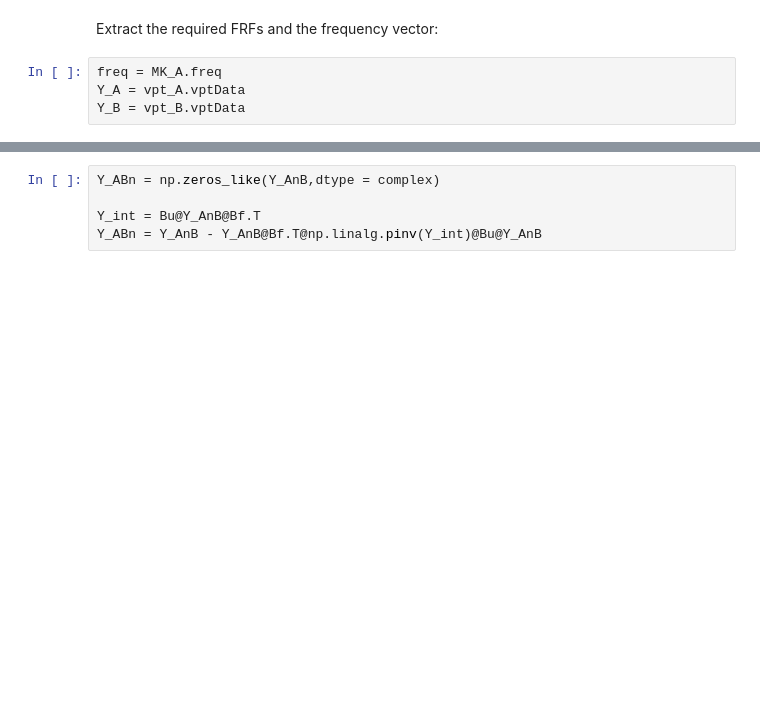
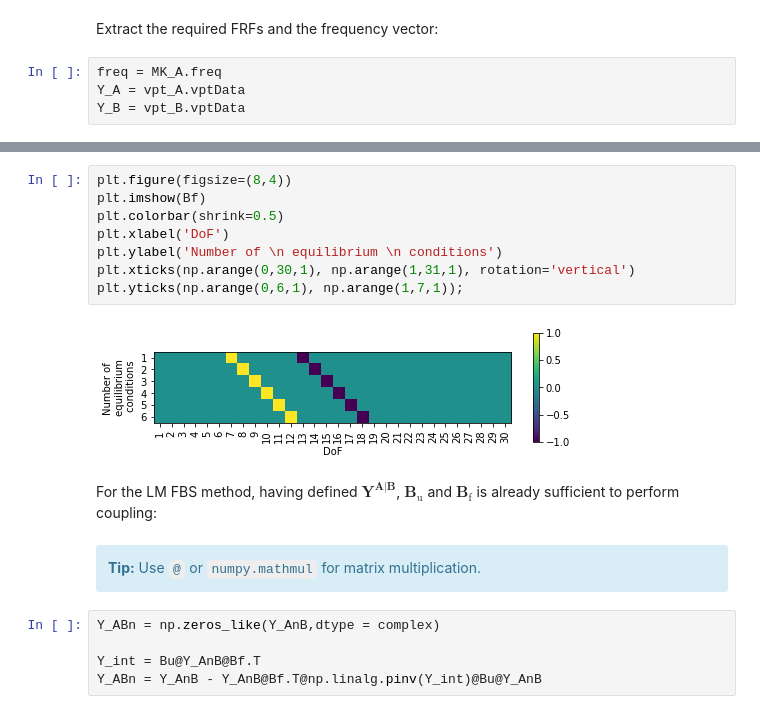
Before and after one commit to yannikmadeheim-del/pyFBS-nonlinear, a Jupyter notebook: examples/07_FBS_coupling.ipynb, the cells around one changed output, grey strips where cells are left out. Cells and saved outputs as stored; diff of their text form; blank space fills up the shorter version.

```diff
--- a/examples/07_FBS_coupling.ipynb
+++ b/examples/07_FBS_coupling.ipynb
@@ -165,3 +196,20 @@ Apply the LM-FBS algorithm based on the defined compatibility and equilibrium co
+# %%
+plt.figure(figsize=(8,4))
+plt.imshow(Bf)
+plt.colorbar(shrink=0.5)
+plt.xlabel('DoF')
+plt.ylabel('Number of \n equilibrium \n conditions')
+plt.xticks(np.arange(0,30,1), np.arange(1,31,1), rotation='vertical')
+plt.yticks(np.arange(0,6,1), np.arange(1,7,1));
+# %% [output]
+[figure, added]
+# %% [markdown]
+For the LM FBS method, having defined $\mathbf{Y^{\text{A|B}}}$, $\mathbf{B}_\text{u}$ and $\mathbf{B}_\text{f}$ is already sufficient to perform coupling:
+# %% [markdown]
+<div class="alert alert-block alert-info">
+    <i class="fa fa-info-circle" aria-hidden="true"></i>
+    <b>Tip:</b> Use <code>@</code> or <code>numpy.mathmul</code> for matrix multiplication.
+</div>
 # %%
 Y_ABn = np.zeros_like(Y_AnB,dtype = complex)
 
```
Also changed, not shown: parts of 22 cells of this notebook, 10 other files.
